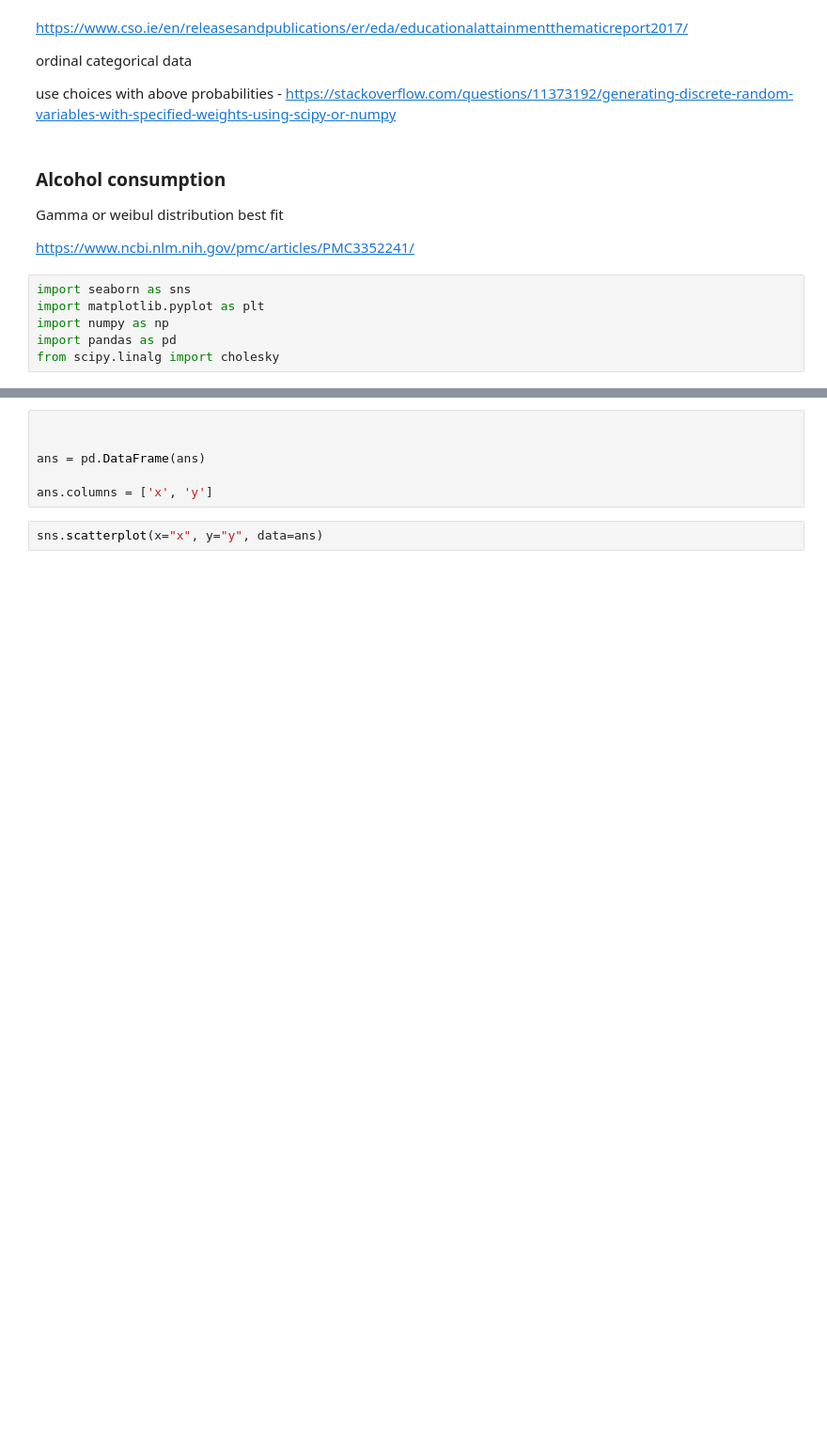
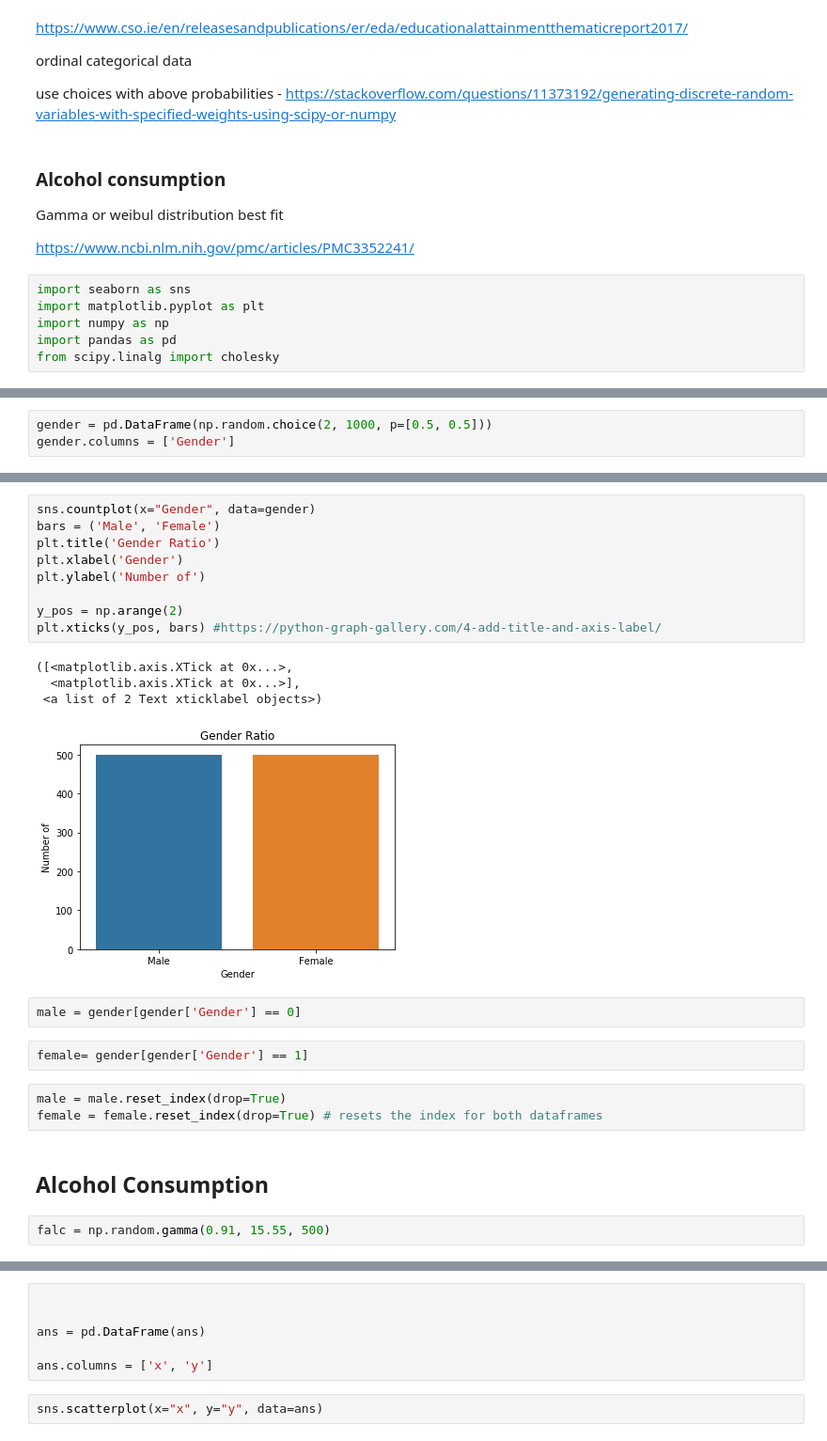
Before and after one commit to dermotkel/programming-project, a Jupyter notebook: Programming Project.ipynb, the cells around one changed output, grey strips where cells are left out. Shown: that part at 94% size. Cells and saved outputs as stored; diff of their text form; blank space fills up the shorter version.

Commit message:
improved alcohol section

```diff
--- a/Programming Project.ipynb
+++ b/Programming Project.ipynb
@@ -49,0 +36,3 @@ AttributeError: 'numpy.ndarray' object has no attribute 'columns'
+# %%
+gender = pd.DataFrame(np.random.choice(2, 1000, p=[0.5, 0.5]))
+gender.columns = ['Gender']
@@ -49,0 +58,25 @@ AttributeError: 'numpy.ndarray' object has no attribute 'columns'
+# %%
+sns.countplot(x="Gender", data=gender)
+bars = ('Male', 'Female')
+plt.title('Gender Ratio')
+plt.xlabel('Gender')
+plt.ylabel('Number of')
+
+y_pos = np.arange(2)
+plt.xticks(y_pos, bars) #https://python-graph-gallery.com/4-add-title-and-axis-label/
+# %% [output]
+([<matplotlib.axis.XTick at 0x...>,
+  <matplotlib.axis.XTick at 0x...>],
+ <a list of 2 Text xticklabel objects>)
+[figure, added]
+# %%
+male = gender[gender['Gender'] == 0]
+# %%
+female= gender[gender['Gender'] == 1]
+# %%
+male = male.reset_index(drop=True)
+female = female.reset_index(drop=True) # resets the index for both dataframes
+# %% [markdown]
+## Alcohol Consumption
+# %%
+falc = np.random.gamma(0.91, 15.55, 500)
```
Also changed, not shown: parts of 12 cells of this notebook.
